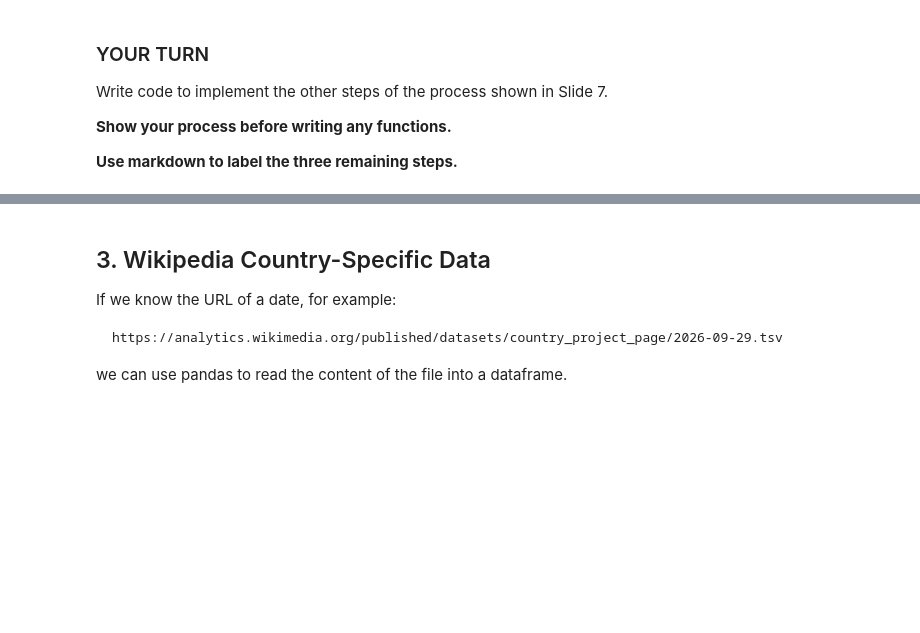
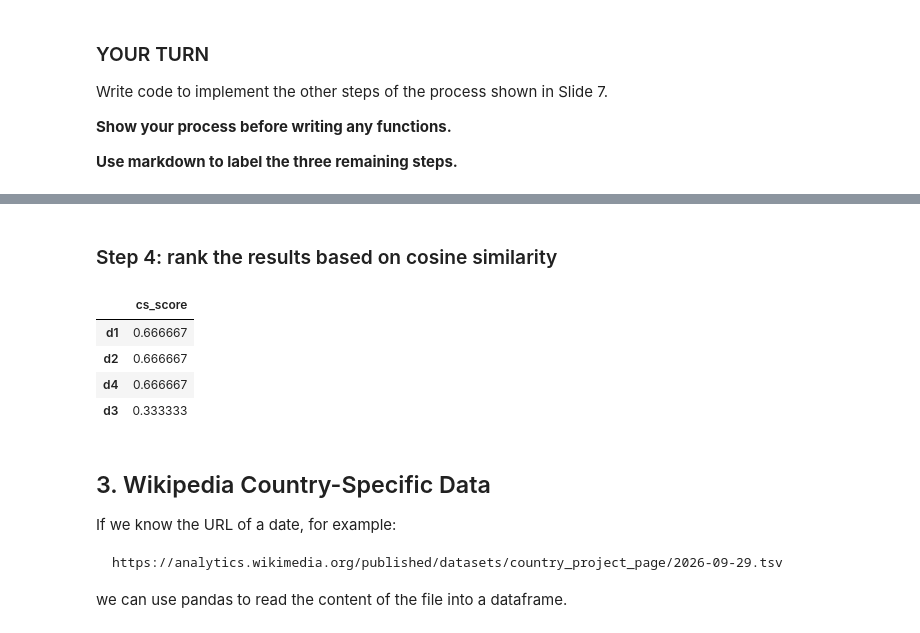
Before and after one commit to ninahowley/cs315-week5-tasks-wed, a Jupyter notebook: week5-wed-notebook.ipynb, the cells around one changed output, grey strips where cells are left out. Cells and saved outputs as stored; diff of their text form; code cells hidden in the pictures; blank space fills up the shorter version.

```diff
--- a/week5-wed-notebook.ipynb
+++ b/week5-wed-notebook.ipynb
@@ -193,3 +285,13 @@ Write code to implement the other steps of the process shown in Slide 7.
+# %% [markdown]
+<h3>Step 4: rank the results based on cosine similarity</h3>
+# %%
+scores_df.sort_values("cs_score", ascending=False)
+# %% [output]
+|  | cs_score |
+| d1 | 0.666667 |
+| d2 | 0.666667 |
+| d4 | 0.666667 |
+| d3 | 0.333333 |
 # %% [markdown]
 <a id="sec3"></a>
 ## 3. Wikipedia Country-Specific Data
```
Also changed, not shown: parts of 10 cells of this notebook.
